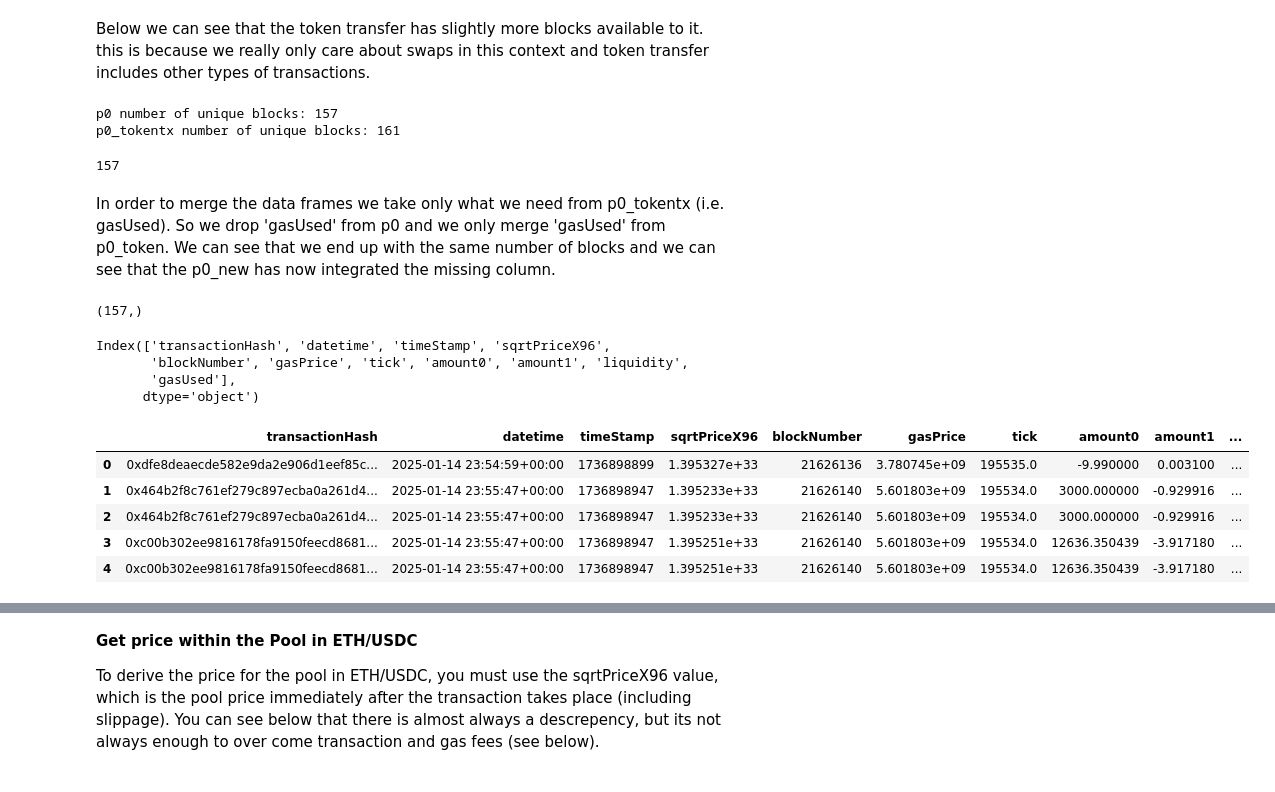
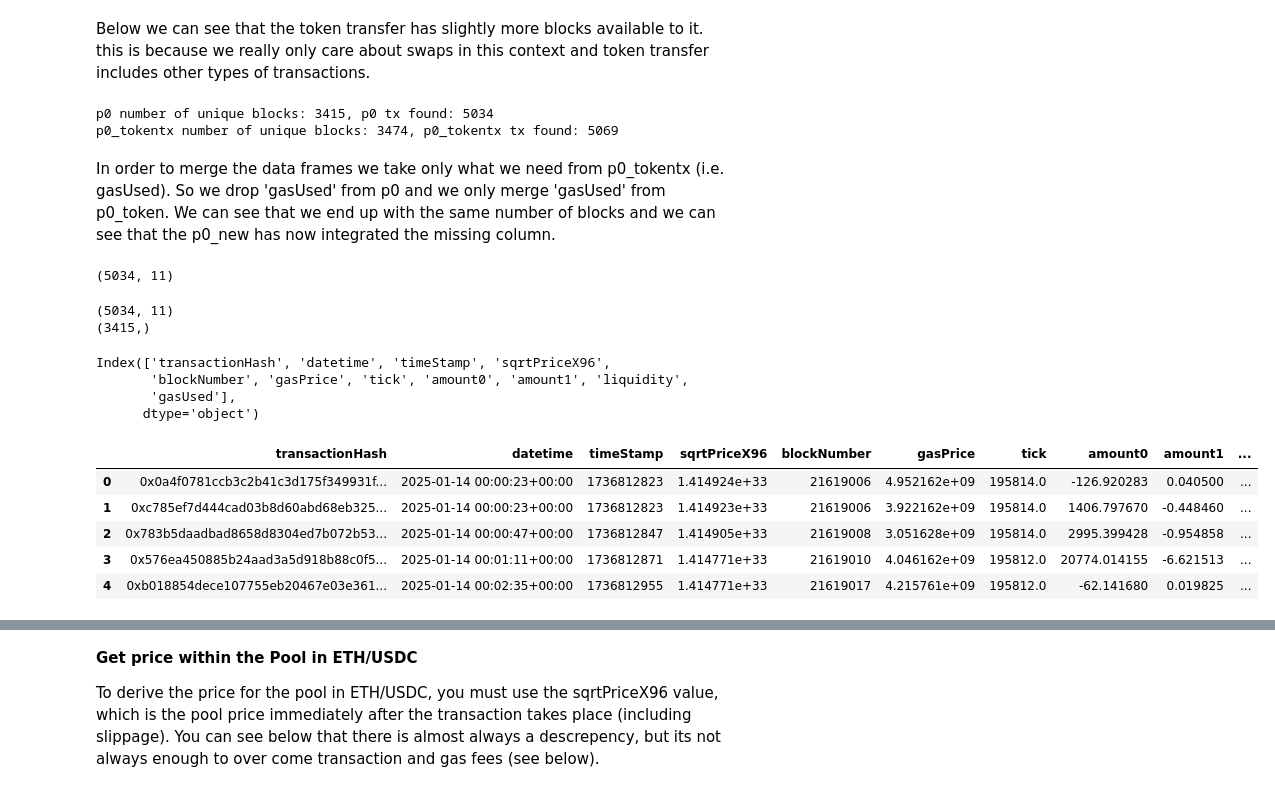
Before and after one commit to scaperothian/arbitrage_playground, a Jupyter notebook: notebooks/TheGraph.ipynb, the cells around one changed output, grey strips where cells are left out. Cells and saved outputs as stored; diff of their text form; code cells hidden in the pictures.

Commit message:
final changes to branch.  ready for integration into main.  using both etherscan and thegraph to perform inference and training.  updated analysis tools to use that method.

```diff
--- a/notebooks/TheGraph.ipynb
+++ b/notebooks/TheGraph.ipynb
@@ -162,10 +335,26 @@ def fetch_tokentx_data(etherscan_api_key, pool_address, start_block=0, end_block
     return final_df.sort_values(by='timeStamp')
 # %% [markdown]
 Here we can access the list of blocks that we need to get the gasUsed values for...
+# %%
+def get_chunks(start_block_num, end_block_num):
+    chunks = []
+    while start_block_num < end_block_num:
+        s = start_block_num
+        e = start_block_num+2500
+        if e > end_block_num:
+            e = end_block_num
+        start_block_num = e+1
+        chunks.append((s,e))
+    return chunks
 # %%
 # Example usage
-startblock = p0['blockNumber'].iloc[0]
-endblock = p0['blockNumber'].iloc[-1]
-print(f"Start Block: {startblock}")
-print(f"End Block: {endblock}")
+p0_startblock = int(p0['blockNumber'].iloc[0])
+p0_endblock = int(p0['blockNumber'].iloc[-1])
+print(f"Start Block: {p0_startblock}")
+print(f"End Block: {p0_endblock}")
+print(f"Total Block Search Space {p0_endblock-p0_startblock}")
+print(f"Break up into 2500 block chunks...")
+
+block_chunks = get_chunks(p0_startblock, p0_endblock)
+print(block_chunks)
 # %% [output]
@@ -173,0 +366,10 @@ End Block: 21626431
+# %%
+import time
+start_time = time.time()
+p0_tokentx = pd.DataFrame()
+for startblock, endblock in block_chunks:
+    p0_tokentx = pd.concat([p0_tokentx, fetch_tokentx_data(API_KEY2, POOL0_ADDRESS, start_block=startblock, end_block=endblock)])
+    print(p0_tokentx.shape)
+    time.sleep(0.01)
+end_time = time.time()
+print(f"Time to Request: {end_time - start_time}")
@@ -174,5 +381,2 @@ End Block: 21626431
 # %% [markdown]
 Use the fetch_tokentx_data method to fetch the token transfers in that block range from Etherscan...
-# %%
-p0_tokentx = fetch_tokentx_data(API_KEY2, POOL0_ADDRESS, start_block=startblock, end_block=endblock)
-p1_tokentx = fetch_tokentx_data(API_KEY2, POOL1_ADDRESS, start_block=startblock, end_block=endblock)
@@ -188,36 +398,34 @@ p0_tokentx.head()
 # %% [markdown]
 Below we can see that the token transfer has slightly more blocks available to it. this is because we really only care about swaps in this context and token transfer includes other types of transactions.
 # %%
-print(f"p0 number of unique blocks: {p0.blockNumber.unique().shape[0]}")
-print(f"p0_tokentx number of unique blocks: {p0_tokentx.blockNumber.unique().shape[0]}")
+print(f"p0 number of unique blocks: {p0.blockNumber.unique().shape[0]}, p0 tx found: {p0.shape[0]}")
+print(f"p0_tokentx number of unique blocks: {p0_tokentx.blockNumber.unique().shape[0]}, p0_tokentx tx found: {p0_tokentx.shape[0]}")
 # %% [output]
-p0 number of unique blocks: 157
-p0_tokentx number of unique blocks: 161
+p0 number of unique blocks: 3415, p0 tx found: 5034
+p0_tokentx number of unique blocks: 3474, p0_tokentx tx found: 5069
-# %%
-block_cnt = 0
-for block in list(p0['blockNumber'].unique()):
-  if block in list(p0_new.blockNumber.unique()):
-      block_cnt += 1
-print(f"{block_cnt}")
-# %% [output]
-157
 # %% [markdown]
 In order to merge the data frames we take only what we need from p0_tokentx (i.e. gasUsed). So we drop 'gasUsed' from p0 and we only merge 'gasUsed' from p0_token.  We can see that we end up with the same number of blocks and we can see that the p0_new has now integrated the missing column.
+# %%
+p0.shape
+# %% [output]
+(5034, 11)
 # %%
-p1_new = pd.merge(p1.drop(labels=['gasUsed'],axis=1), p1_tokentx[['timeStamp','blockNumber','gasUsed']], on=['timeStamp','blockNumber'], how='left')
-p0_new = pd.merge(p0.drop(labels=['gasUsed'],axis=1), p0_tokentx[['timeStamp','blockNumber','gasUsed']], on=['timeStamp','blockNumber'], how='left')
+#p1_new = pd.merge(p1.drop(labels=['gasUsed'],axis=1), p1_tokentx[['timeStamp','blockNumber','gasUsed']], on=['timeStamp','blockNumber'], how='left')
+p0_new = pd.merge(p0.drop(labels=['gasUsed'],axis=1), p0_tokentx[['timeStamp','blockNumber','transactionHash','gasUsed']], on=['timeStamp','blockNumber','transactionHash'], how='left')
+print(p0_new.shape)
 print(p0_new.blockNumber.unique().shape)
 display(p0_new.columns)
 p0_new.head()
 # %% [output]
-(157,)
+(5034, 11)
+(3415,)
 Index(['transactionHash', 'datetime', 'timeStamp', 'sqrtPriceX96',
        'blockNumber', 'gasPrice', 'tick', 'amount0', 'amount1', 'liquidity',
        'gasUsed'],
       dtype='object')
 |  | transactionHash | datetime | timeStamp | sqrtPriceX96 | blockNumber | gasPrice | tick | amount0 | amount1 | ... |
-| 0 | 0xdfe8deaecde582e9da2e906d1eef85c... | 2025-01-14 23:54:59+00:00 | 1736898899 | 1.395327e+33 | 21626136 | 3.780745e+09 | 195535.0 | -9.990000 | 0.003100 | ... |
-| 1 | 0x464b2f8c761ef279c897ecba0a261d4... | 2025-01-14 23:55:47+00:00 | 1736898947 | 1.395233e+33 | 21626140 | 5.601803e+09 | 195534.0 | 3000.000000 | -0.929916 | ... |
-| 2 | 0x464b2f8c761ef279c897ecba0a261d4... | 2025-01-14 23:55:47+00:00 | 1736898947 | 1.395233e+33 | 21626140 | 5.601803e+09 | 195534.0 | 3000.000000 | -0.929916 | ... |
-| 3 | 0xc00b302ee9816178fa9150feecd8681... | 2025-01-14 23:55:47+00:00 | 1736898947 | 1.395251e+33 | 21626140 | 5.601803e+09 | 195534.0 | 12636.350439 | -3.917180 | ... |
-| 4 | 0xc00b302ee9816178fa9150feecd8681... | 2025-01-14 23:55:47+00:00 | 1736898947 | 1.395251e+33 | 21626140 | 5.601803e+09 | 195534.0 | 12636.350439 | -3.917180 | ... |
+| 0 | 0x0a4f0781ccb3c2b41c3d175f349931f... | 2025-01-14 00:00:23+00:00 | 1736812823 | 1.414924e+33 | 21619006 | 4.952162e+09 | 195814.0 | -126.920283 | 0.040500 | ... |
+| 1 | 0xc785ef7d444cad03b8d60abd68eb325... | 2025-01-14 00:00:23+00:00 | 1736812823 | 1.414923e+33 | 21619006 | 3.922162e+09 | 195814.0 | 1406.797670 | -0.448460 | ... |
+| 2 | 0x783b5daadbad8658d8304ed7b072b53... | 2025-01-14 00:00:47+00:00 | 1736812847 | 1.414905e+33 | 21619008 | 3.051628e+09 | 195814.0 | 2995.399428 | -0.954858 | ... |
+| 3 | 0x576ea450885b24aad3a5d918b88c0f5... | 2025-01-14 00:01:11+00:00 | 1736812871 | 1.414771e+33 | 21619010 | 4.046162e+09 | 195812.0 | 20774.014155 | -6.621513 | ... |
+| 4 | 0xb018854dece107755eb20467e03e361... | 2025-01-14 00:02:35+00:00 | 1736812955 | 1.414771e+33 | 21619017 | 4.215761e+09 | 195812.0 | -62.141680 | 0.019825 | ... |
```
Also changed, not shown: parts of 14 cells of this notebook, 3 other files.
